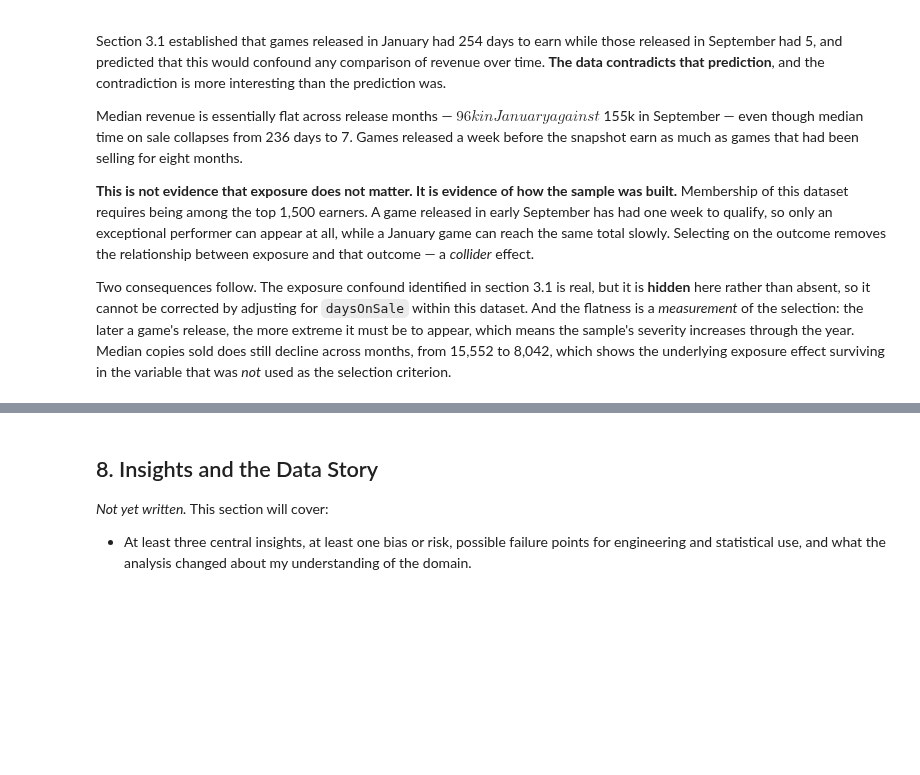
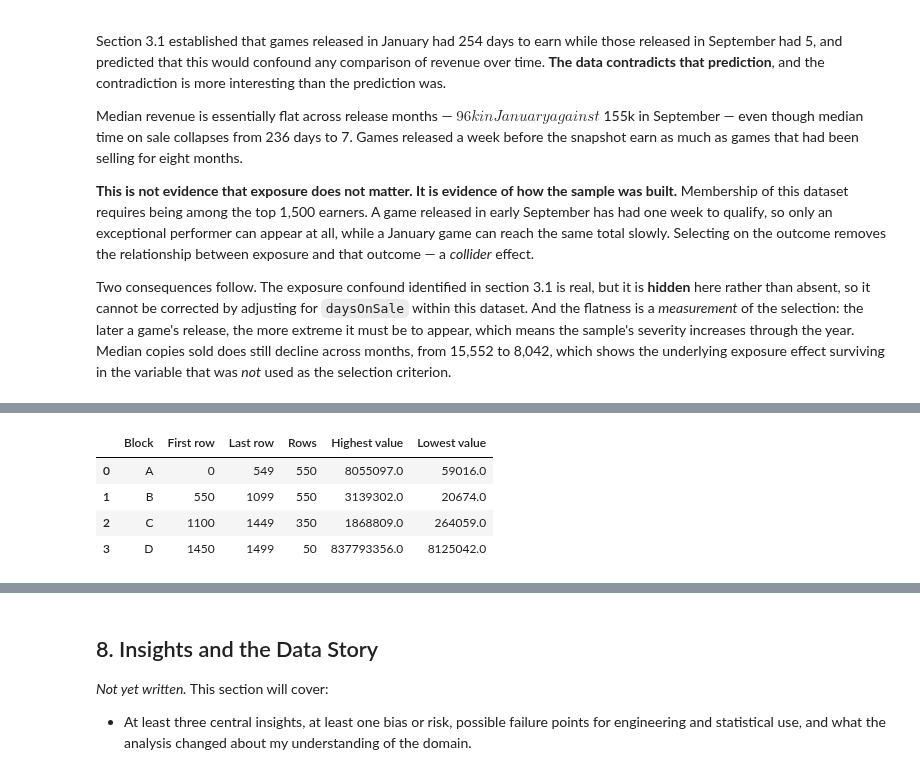
Before and after one commit to shonmazon/Data_Science, a Jupyter notebook: assignment1-eda/notebooks/steam_2024_eda.ipynb, the cells around one changed output, grey strips where cells are left out. Saved outputs shown, nothing was run; the diff lists cells and outputs as text; code cells hidden in the pictures; blank space fills up the shorter version.

```diff
--- a/assignment1-eda/notebooks/steam_2024_eda.ipynb
+++ b/assignment1-eda/notebooks/steam_2024_eda.ipynb
@@ -1563,0 +1600,9 @@ which shows the underlying exposure effect surviving in the variable that was
+# %%
+revenue_blocks = detect_descending_blocks(steam_games["revenue"])
+revenue_blocks
+# %% [output]
+|  | Block | First row | Last row | Rows | Highest value | Lowest value |
+| 0 | A | 0 | 549 | 550 | 8055097.0 | 59016.0 |
+| 1 | B | 550 | 1099 | 550 | 3139302.0 | 20674.0 |
+| 2 | C | 1100 | 1449 | 350 | 1868809.0 | 264059.0 |
+| 3 | D | 1450 | 1499 | 50 | 837793356.0 | 8125042.0 |
```
Also changed, not shown: parts of 9 cells of this notebook, 1 other file.
